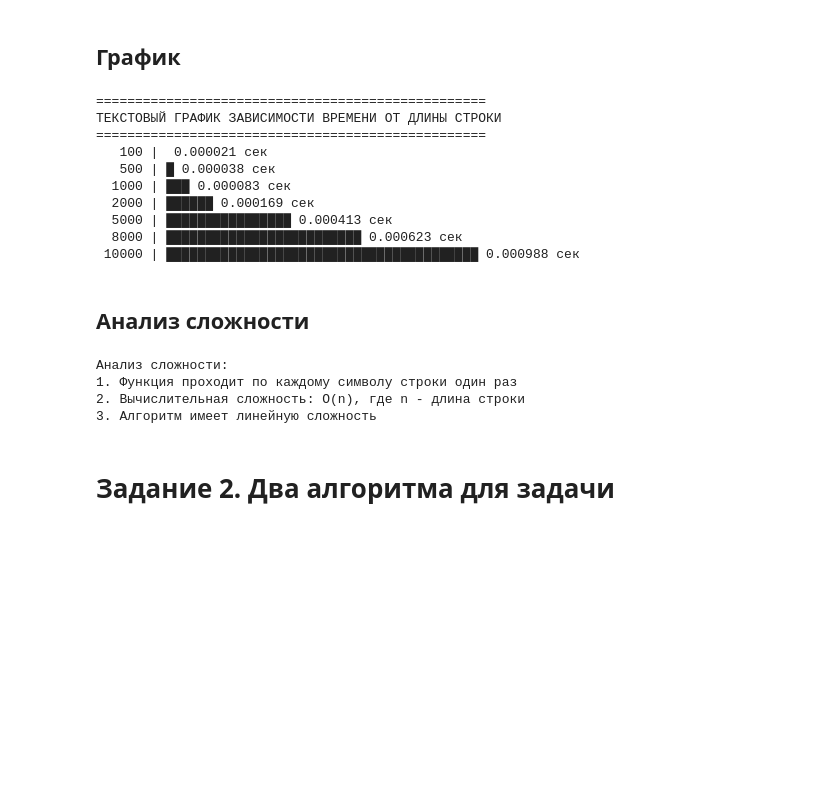
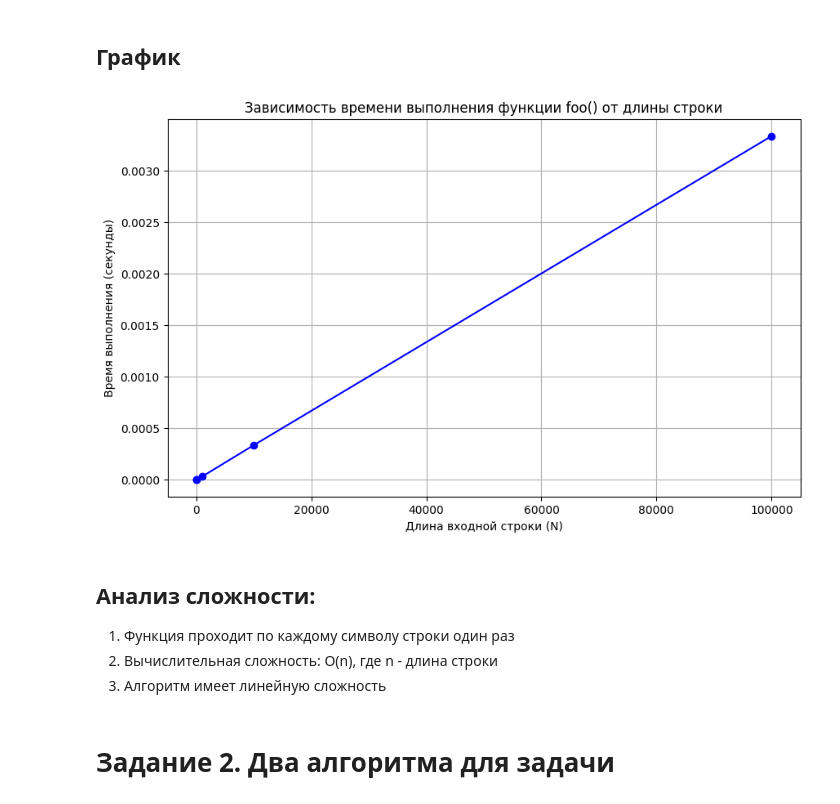
Before and after one commit to serk4s/1_lab_for_struckturi, a Jupyter notebook: 1lab_for_strukturi.ipynb, the cells around one changed output. Saved outputs shown, nothing was run; the diff lists cells and outputs as text; code cells hidden in the pictures; blank space fills up the shorter version.

Commit message:
Графики

```diff
--- a/1lab_for_strukturi.ipynb
+++ b/1lab_for_strukturi.ipynb
@@ -56,38 +54,41 @@ for length in string_lengths:
 # %% [markdown]
 ## График
 # %%
-print("\n" + "="*50)
-print("ТЕКСТОВЫЙ ГРАФИК ЗАВИСИМОСТИ ВРЕМЕНИ ОТ ДЛИНЫ СТРОКИ")
-print("="*50)
+import time
+import matplotlib.pyplot as plt
 
-max_time = max(times)
-for i, (length, t) in enumerate(zip(string_lengths, times)):
-    bar_length = int(t / max_time * 40)  # Масштабируем до 40 символов
-    bar = '█' * bar_length
-    print(f"{length:6d} | {bar} {t:.6f} сек")
+def foo(s):
+    val = 0
+    for c in s:
+        if c.isdigit():
+            val += int(c)
+    return val
+
+# Генерируем тестовые строки разной длины
+lengths = [10**i for i in range(1, 6)]
+times = []
+
+for length in lengths:
+    test_string = 'a' * length + '123' # Строка с цифрами и не-цифрами
+    start_time = time.time()
+    foo(test_string)
+    end_time = time.time()
+    times.append(end_time - start_time)
+
+plt.figure(figsize=(10, 6))
+plt.plot(lengths, times, marker='o', linestyle='-', color='b')
+plt.title('Зависимость времени выполнения функции foo() от длины строки')
+plt.xlabel('Длина входной строки (N)')
+plt.ylabel('Время выполнения (секунды)')
+plt.grid(True)
+plt.show()
 # %% [output]
-==================================================
-ТЕКСТОВЫЙ ГРАФИК ЗАВИСИМОСТИ ВРЕМЕНИ ОТ ДЛИНЫ СТРОКИ
-==================================================
-   100 |  0.000021 сек
-   500 | █ 0.000038 сек
-  1000 | ███ 0.000083 сек
-  2000 | ██████ 0.000169 сек
-  5000 | ████████████████ 0.000413 сек
-  8000 | █████████████████████████ 0.000623 сек
- 10000 | ████████████████████████████████████████ 0.000988 сек
+[figure, added]
 # %% [markdown]
-## Анализ сложности
+## Анализ сложности:
+1. Функция проходит по каждому символу строки один раз
+2. Вычислительная сложность: O(n), где n - длина строки
+3. Алгоритм имеет линейную сложность
-# %%
-print("\nАнализ сложности:")
-print("1. Функция проходит по каждому символу строки один раз")
-print("2. Вычислительная сложность: O(n), где n - длина строки")
-print("3. Алгоритм имеет линейную сложность")
-# %% [output]
-Анализ сложности:
-1. Функция проходит по каждому символу строки один раз
-2. Вычислительная сложность: O(n), где n - длина строки
-3. Алгоритм имеет линейную сложность
 # %% [markdown]
 # Задание 2. Два алгоритма для задачи
 # %% [markdown]
```
Also changed, not shown: parts of 9 cells of this notebook, 1 other file.
